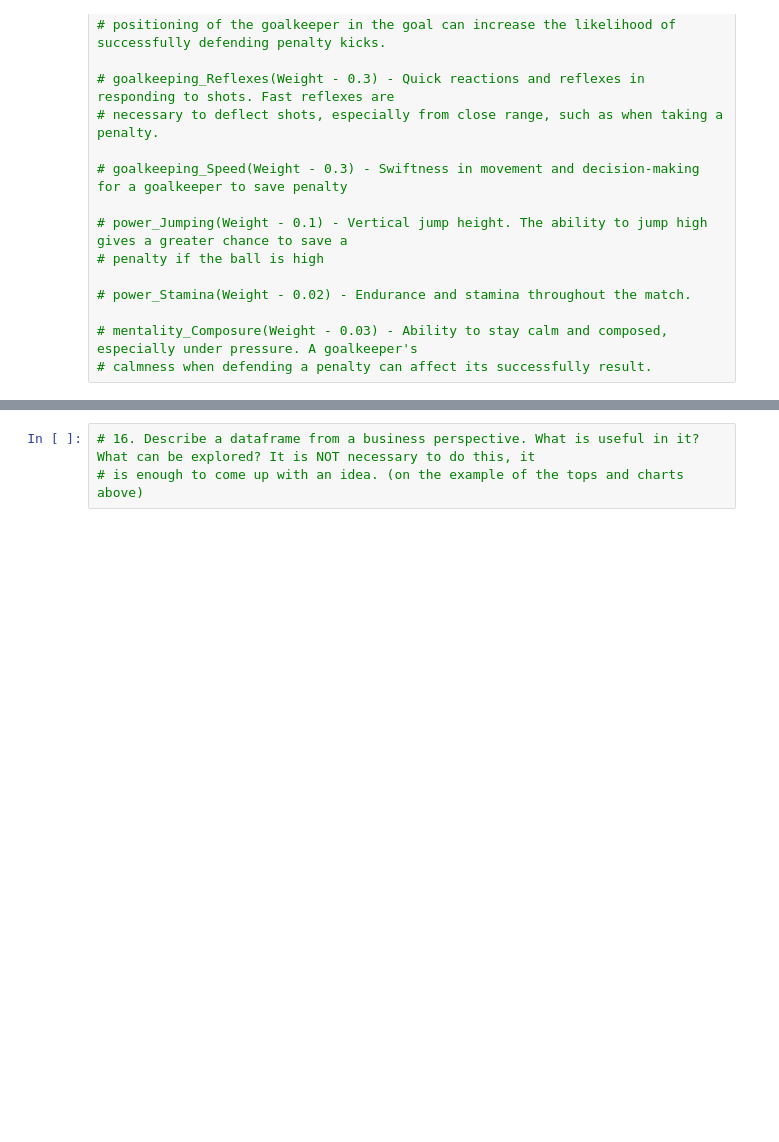
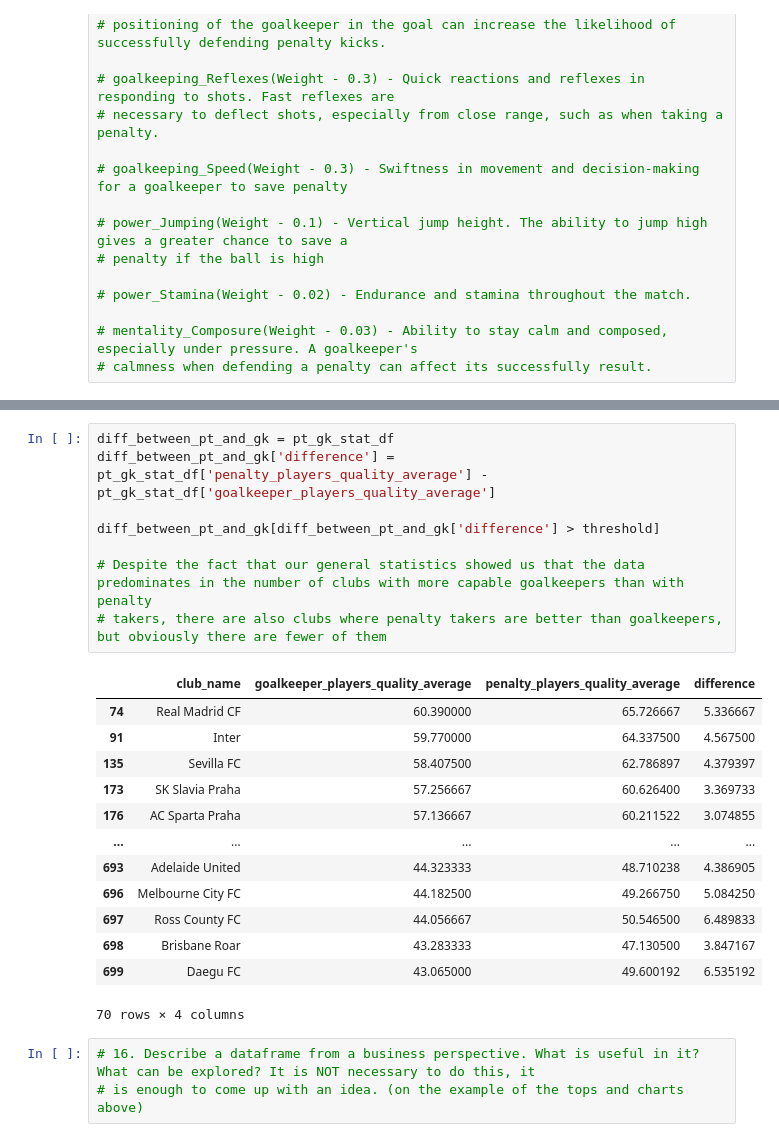
Before and after one commit to Illidan777/data-science-models, a Jupyter notebook: football_player_position_classifier/BIA.ipynb, the cells around one changed output, grey strips where cells are left out. Cells and saved outputs as stored; diff of their text form; blank space fills up the shorter version.

```diff
--- a/football_player_position_classifier/BIA.ipynb
+++ b/football_player_position_classifier/BIA.ipynb
@@ -477,3 +567,25 @@ read_sql_to_data_frame(goalkeepers_query + 'LIMIT 10')
+# %%
+diff_between_pt_and_gk = pt_gk_stat_df
+diff_between_pt_and_gk['difference'] = pt_gk_stat_df['penalty_players_quality_average'] - pt_gk_stat_df['goalkeeper_players_quality_average']
+
+diff_between_pt_and_gk[diff_between_pt_and_gk['difference'] > threshold]
+
+# Despite the fact that our general statistics showed us that the data predominates in the number of clubs with more capable goalkeepers than with penalty
+# takers, there are also clubs where penalty takers are better than goalkeepers, but obviously there are fewer of them
+# %% [output]
+|  | club_name | goalkeeper_players_quality_average | penalty_players_quality_average | difference |
+| 74 | Real Madrid CF | 60.390000 | 65.726667 | 5.336667 |
+| 91 | Inter | 59.770000 | 64.337500 | 4.567500 |
+| 135 | Sevilla FC | 58.407500 | 62.786897 | 4.379397 |
+| 173 | SK Slavia Praha | 57.256667 | 60.626400 | 3.369733 |
+| 176 | AC Sparta Praha | 57.136667 | 60.211522 | 3.074855 |
+| ... | ... | ... | ... | ... |
+| 693 | Adelaide United | 44.323333 | 48.710238 | 4.386905 |
+| 696 | Melbourne City FC | 44.182500 | 49.266750 | 5.084250 |
+| 697 | Ross County FC | 44.056667 | 50.546500 | 6.489833 |
+| 698 | Brisbane Roar | 43.283333 | 47.130500 | 3.847167 |
+| 699 | Daegu FC | 43.065000 | 49.600192 | 6.535192 |
+70 rows × 4 columns
 # %%
 # 16. Describe a dataframe from a business perspective. What is useful in it? What can be explored? It is NOT necessary to do this, it
 # is enough to come up with an idea. (on the example of the tops and charts above)
```
Also changed, not shown: parts of 4 cells of this notebook.
